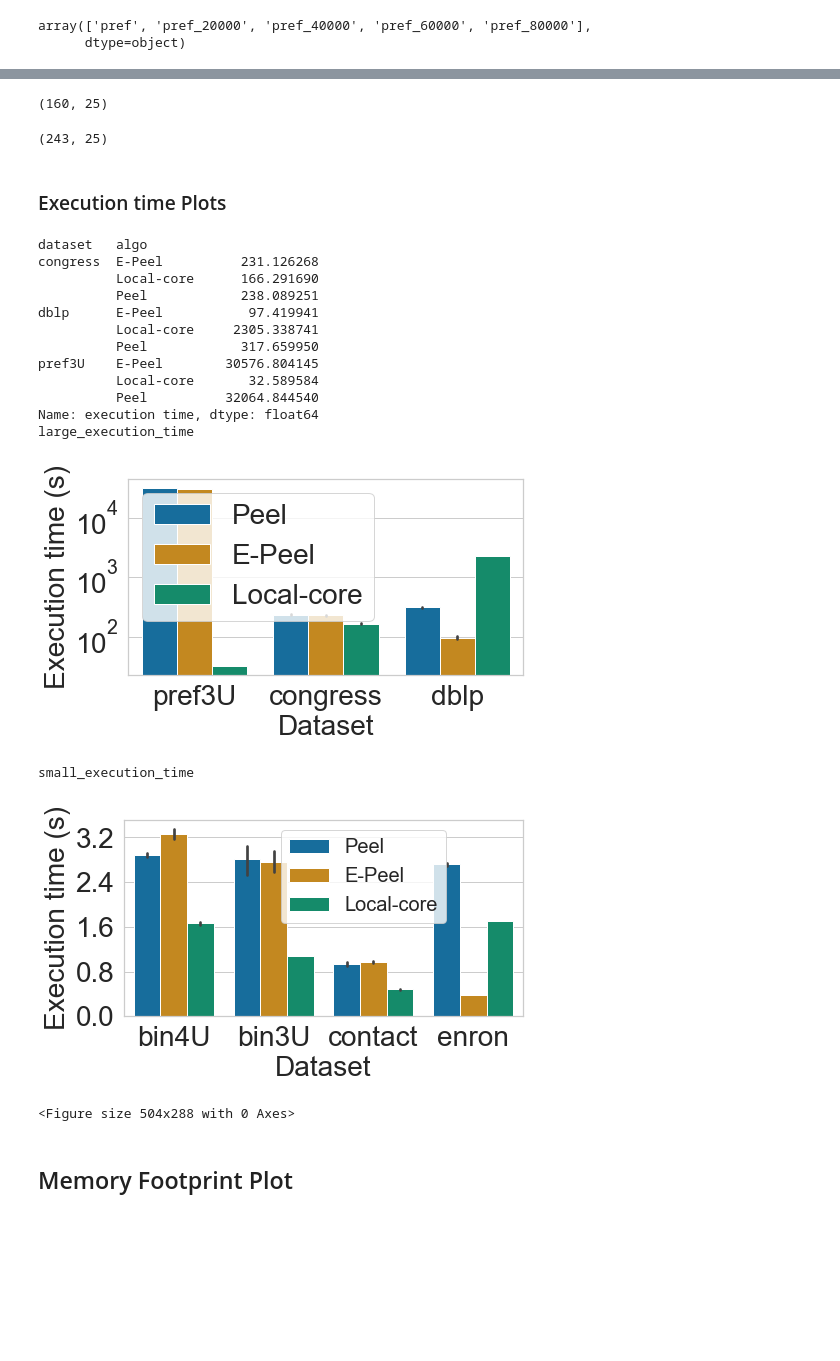
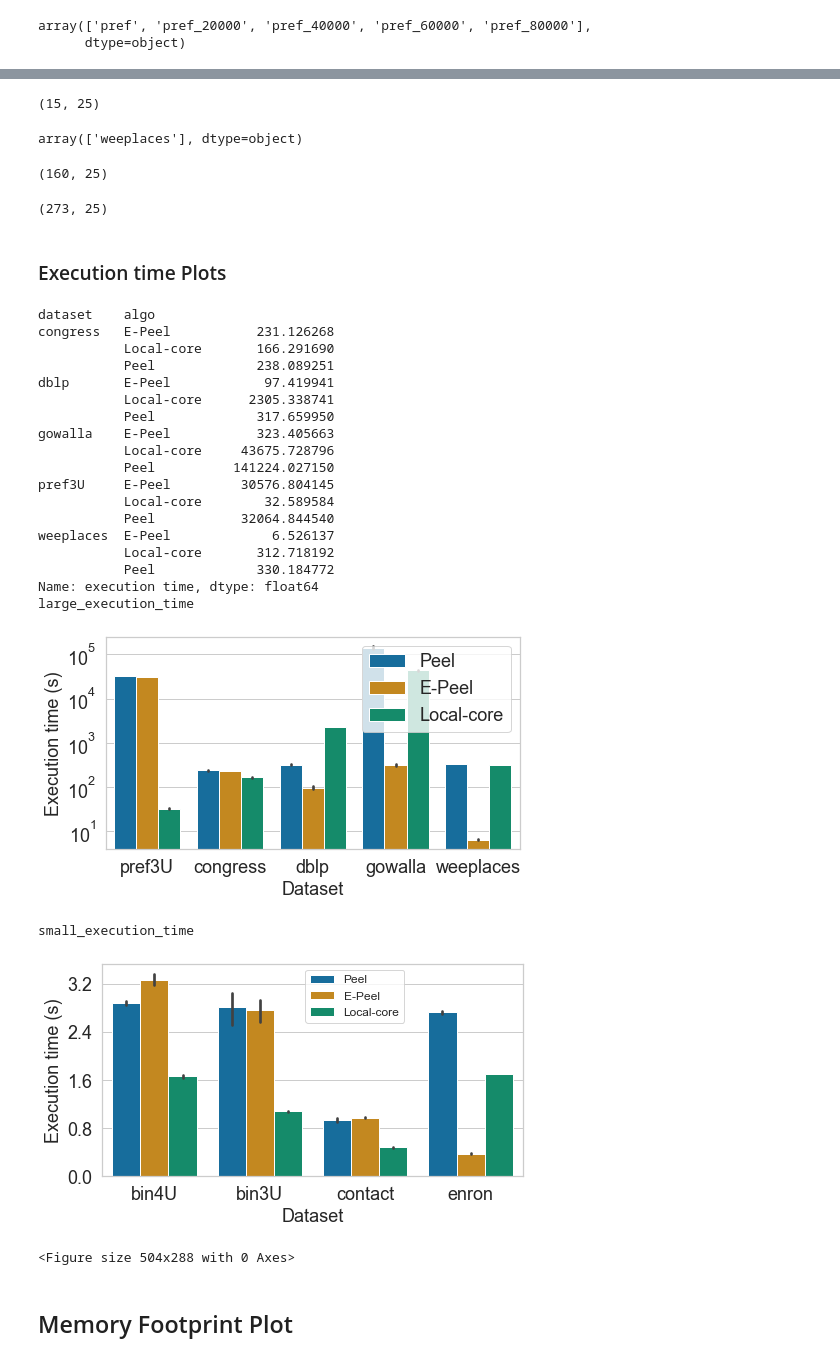
Before and after one commit to bishwamittra/scripts_hg-core-decomposition, a Jupyter notebook: read_output(naheed).ipynb, the cells around one changed output, grey strips where cells are left out. Saved outputs shown, nothing was run; the diff lists cells and outputs as text; code cells hidden in the pictures; blank space fills up the shorter version.

```diff
--- a/read_output(naheed).ipynb
+++ b/read_output(naheed).ipynb
@@ -39,9 +47,17 @@ array(['pref', 'pref_20000', 'pref_40000', 'pref_60000', 'pref_80000'],
+# %%
+df4 = pd.read_csv(output_folder2+"result_weeplaces.csv", header = None)
+df4.columns = ['algo', 'bucket update time', 'core', 'core_correction time', 'core_correction_volume', 'dataset', 'degree call time', 'execution time', 'h_index_time', 'init time', 'inner iteration', 'memory taken', 'neighborhood call time', 'num bucket update', 'num degree computation', 'num neighborhood computation', 'num subgraph call', 'num_threads', 'outerloop time', 'param_s', 'reduction_in_hhat', 'subgraph computation time', 'sum_core_correction_volume', 'tau', 'total iteration']
+print(df4.shape)
+df4.dataset.unique()
+# %% [output]
+(15, 25)
+array(['weeplaces'], dtype=object)
 # %%
-df = pd.read_csv("data/output/server/result(except pref).csv", header=None)
+df1 = pd.read_csv(output_folder2+"result(except pref).csv", header=None)
 # df = pd.read_csv(output_folder+"result.csv")
 
 # Includes local algorithm statistics
-df.columns = ['algo', 'bucket update time', 'core', 'core_correction time', 'core_correction_volume', 'dataset', 'degree call time', 'execution time', 'h_index_time', 'init time', 'inner iteration', 'memory taken', 'neighborhood call time', 'num bucket update', 'num degree computation', 'num neighborhood computation', 'num subgraph call', 'num_threads', 'outerloop time', 'param_s', 'reduction_in_hhat', 'subgraph computation time', 'sum_core_correction_volume', 'tau', 'total iteration']
+df1.columns = ['algo', 'bucket update time', 'core', 'core_correction time', 'core_correction_volume', 'dataset', 'degree call time', 'execution time', 'h_index_time', 'init time', 'inner iteration', 'memory taken', 'neighborhood call time', 'num bucket update', 'num degree computation', 'num neighborhood computation', 'num subgraph call', 'num_threads', 'outerloop time', 'param_s', 'reduction_in_hhat', 'subgraph computation time', 'sum_core_correction_volume', 'tau', 'total iteration']
 
 # Includes h-indextime
 # df.columns = ['algo', 'bucket update time', 'core', 'core_correction time', 'dataset', 'degree call time', 'execution time', 'h_index_time', 'init time', 'inner iteration', 'memory taken', 'neighborhood call time', 'num bucket update', 'num degree computation', 'num neighborhood computation', 'num subgraph call', 'num_threads', 'outerloop time', 'param_s', 'subgraph computation time', 'total iteration']
@@ -54,15 +70,16 @@ df.columns = ['algo', 'bucket update time', 'core', 'core_correction time', 'cor
 
 # df.columns = ['algo', 'bucket update time', 'core', 'dataset', 'degree call time', 'execution time', 'init time', 'inner iteration', 'neighborhood call time', 'num bucket update', 'num degree computation', 'num neighborhood computation', 'num subgraph call', 'num_threads', 'outerloop time', 'param_s', 'subgraph computation time', 'total iteration']
 # df.columns = ['algo', 'bucket update time', 'core', 'dataset', 'degree call time', 'execution time', 'init time', 'inner iteration', 'memory taken', 'neighborhood call time', 'num bucket update', 'num degree computation', 'num neighborhood computation', 'num subgraph call', 'num_threads', 'outerloop time', 'param_s', 'subgraph computation time', 'total iteration']
-print(df.shape)
+print(df1.shape)
 # df.tail(10)
 # %% [output]
 (160, 25)
-# %%
-df = pd.concat([df,df2])
-df.shape
-# %% [output]
-(243, 25)
+# %%
+df = pd.concat([df1,df2,df3,df4])
+# df.columns = ['algo', 'bucket update time', 'core', 'core_correction time', 'core_correction_volume', 'dataset', 'degree call time', 'execution time', 'h_index_time', 'init time', 'inner iteration', 'memory taken', 'neighborhood call time', 'num bucket update', 'num degree computation', 'num neighborhood computation', 'num subgraph call', 'num_threads', 'outerloop time', 'param_s', 'reduction_in_hhat', 'subgraph computation time', 'sum_core_correction_volume', 'tau', 'total iteration']
+df.shape
+# %% [output]
+(273, 25)
 # %%
 # # df = pd.read_csv("data/output/result.csv", header=None)
 # df = pd.read_csv(output_folder+"result.csv")
@@ -121,7 +138,9 @@ good_name_dataset = {
     "pref_40000": "pref40000",
     "pref_60000": "pref60000",
     "pref_80000": "pref80000",
-    "pref_100000": "pref100000"
+    "pref_100000": "pref100000",
+    "gowalla": "gowalla",
+    'weeplaces':'weeplaces'
 }
 order=["Peel", "E-Peel", "Local-core"]
 linewidth= 2
@@ -146,7 +165,7 @@ save = False
 include_algos = ['naive_nbr','improved_nbr_simple','opt_local_core']
 # ['NBR', 'NBR(1)', 'NBR1s', 'NBR(2)',"pNBR(2)","pNBR(3)"]
 group_list = ['dataset']
-include_datasets = ['pref','congress','dblp']
+include_datasets = ['pref','congress','dblp','gowalla','weeplaces']
 # columns = ['execution time']
 
 working_df = df[df['dataset'].isin(include_datasets)].copy()
@@ -185,47 +204,54 @@ working_df = df[df['dataset'].isin(include_datasets)].copy()
 working_df = working_df[working_df['algo'].isin(include_algos)].copy()
 working_df['param_s'] = working_df['param_s'].astype(int)
 working_df = working_df.replace({"algo": good_name_algo})
 working_df = working_df.replace({"dataset": good_name_dataset})
 include_datasets = [good_name_dataset[d] for d in include_datasets]
 y_axis = 'execution time'
 
 # print(working_df.groupby(['dataset','algo'])[y_axis].mean())
 # _min = working_df[y_axis].min()
 # donotdrawline = working_df[y_axis].max() <= 20*_min
 # working_df[y_axis] = working_df[y_axis].apply(lambda x: [x, 20*_min][x > 20*_min] )
 ax = sns.barplot(x='dataset', y=y_axis, hue='algo', data=working_df, palette='colorblind', hue_order = order, order = include_datasets)
 ax.yaxis.set_major_locator(MaxNLocator(5))
 plt.xlabel('Dataset', fontsize=fontsize)
 plt.ylabel(good_name[y_axis], fontsize=fontsize)
 # plt.yscale("log")
 plt.xticks(fontsize=fontsize)
 plt.yticks(fontsize=fontsize)
-# plt.title()
+# plt.
+# ()
 plt.legend(loc = 'upper center', bbox_to_anchor=(0.6,1), fontsize=labelsize)
 plt.tight_layout()
 filename = ("small " + y_axis).replace(" ", "_")
 if(save):
     plt.savefig("results_final/fig/" + filename + ".pdf")
 else:
     print(filename)
     plt.show()
 plt.clf()
 # %% [output]
-dataset   algo
-congress  E-Peel          231.126268
-          Local-core      166.291690
-          Peel            238.089251
-dblp      E-Peel           97.419941
-          Local-core     2305.338741
-          Peel            317.659950
-pref3U    E-Peel        30576.804145
-          Local-core       32.589584
-          Peel          32064.844540
+dataset    algo
+congress   E-Peel           231.126268
+           Local-core       166.291690
+           Peel             238.089251
+dblp       E-Peel            97.419941
+           Local-core      2305.338741
+           Peel             317.659950
+gowalla    E-Peel           323.405663
+           Local-core     43675.728796
+           Peel          141224.027150
+pref3U     E-Peel         30576.804145
+           Local-core        32.589584
+           Peel           32064.844540
+weeplaces  E-Peel             6.526137
+           Local-core       312.718192
+           Peel             330.184772
 Name: execution time, dtype: float64
 large_execution_time
-[figure, old version]
+[figure, new version]
 small_execution_time
-[figure, old version]
+[figure, new version]
 <Figure size 504x288 with 0 Axes>
 # %% [markdown]
 Memory Footprint Plot
```
Also changed, not shown: parts of 10 cells of this notebook, 4 other files.
